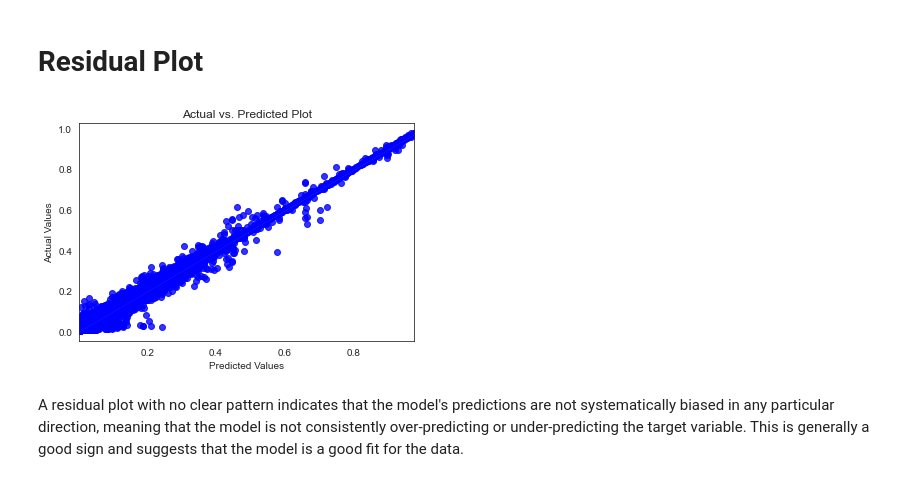
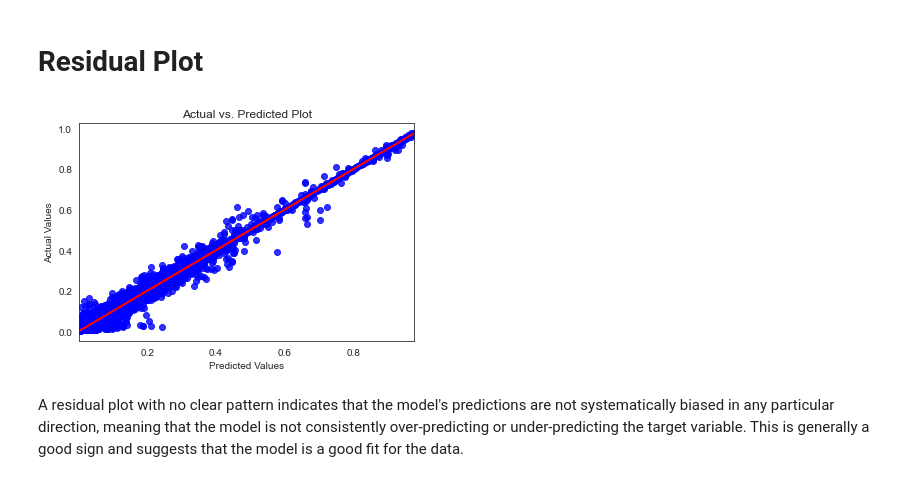
Before and after one commit to MichalOst3389/nhl_team_analysis, a Jupyter notebook: NHL Notebook.ipynb, the cells around one changed output. Drawn from its saved outputs; the diff is of its cells as text; code cells hidden in the pictures.

```diff
--- a/NHL Notebook.ipynb
+++ b/NHL Notebook.ipynb
@@ -674,12 +674,13 @@ The coefficients for the independent variables indicate the direction and streng
 # Residual Plot
 # %%
 sns.regplot(x=y_pred, y=y, color='blue')
+plt.plot(y, y, color='red')  # add a line for actual values
 plt.title('Actual vs. Predicted Plot')
 plt.xlabel('Predicted Values')
 plt.ylabel('Actual Values')
 plt.show()
 # %% [output]
-[figure, old version]
+[figure, new version]
 # %% [markdown]
 A residual plot with no clear pattern indicates that the model's predictions are not systematically biased in any particular direction, meaning that the model is not consistently over-predicting or under-predicting the target variable. This is generally a good sign and suggests that the model is a good fit for the data.
 # %% [markdown]
```
Also changed, not shown: parts of 4 cells of this notebook.
